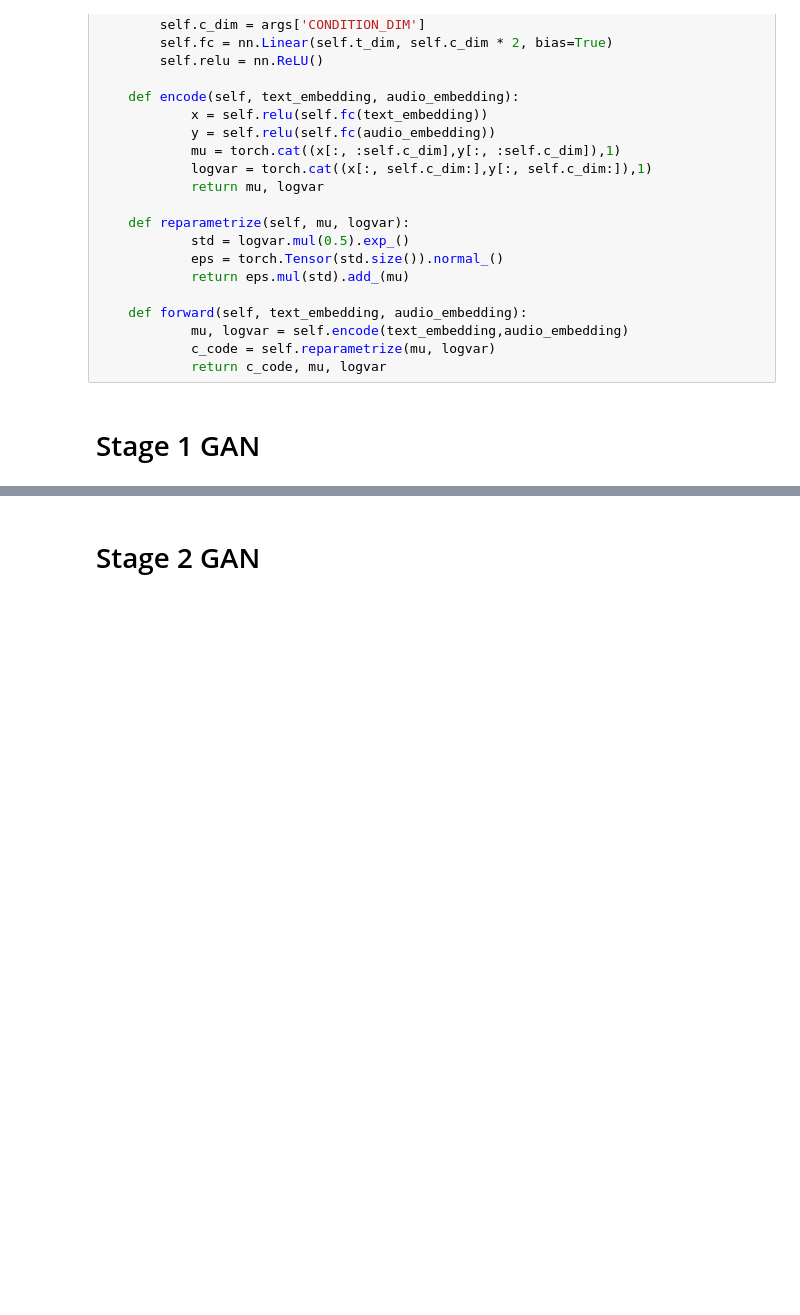
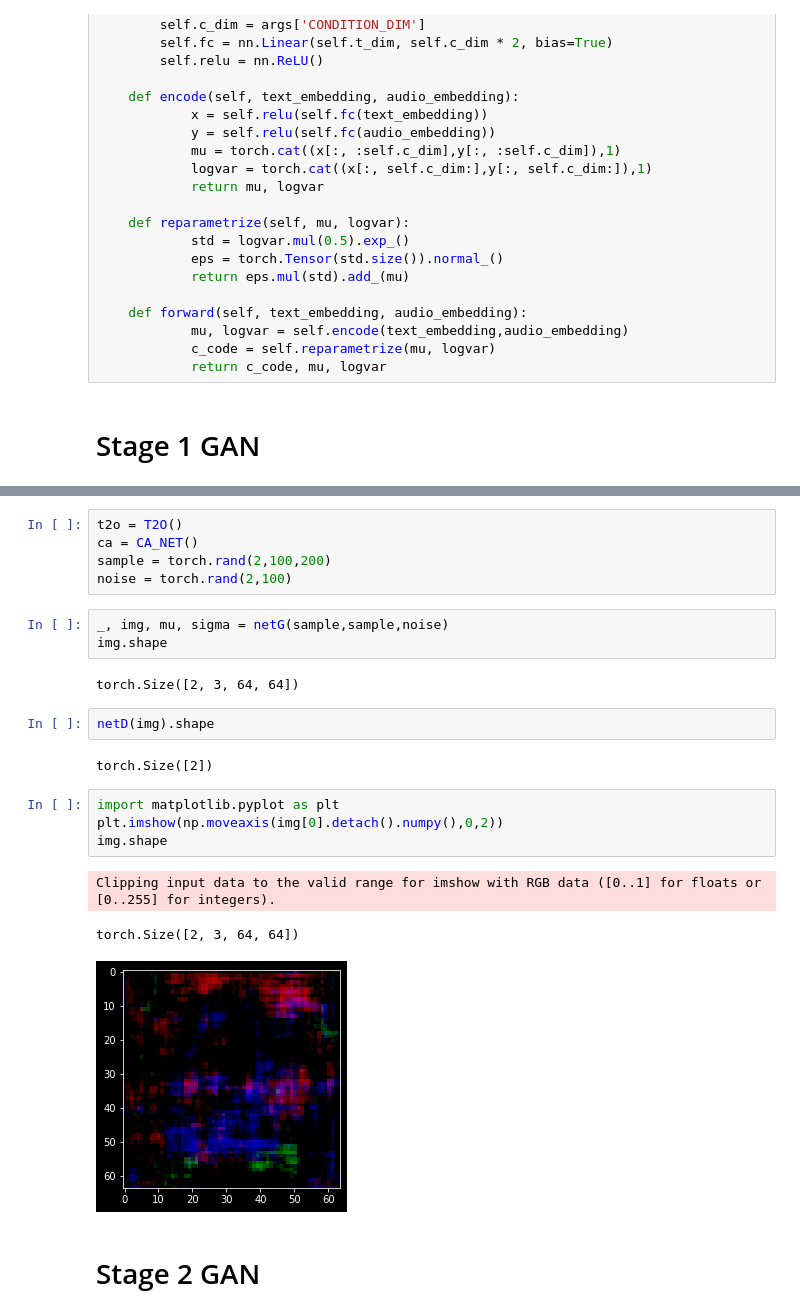
Before and after one commit to himanshu-dutta/RemixArt, a Jupyter notebook: sgan/nb/sgan.ipynb, the cells around one changed output, grey strips where cells are left out. Drawn from its saved outputs; the diff is of its cells as text; blank space fills up the shorter version.

```diff
--- a/sgan/nb/sgan.ipynb
+++ b/sgan/nb/sgan.ipynb
@@ -274,3 +283,25 @@ STAGE1_D(
+# %%
+t2o = T2O()
+ca = CA_NET()
+sample = torch.rand(2,100,200)
+noise = torch.rand(2,100)
+# %%
+_, img, mu, sigma = netG(sample,sample,noise)
+img.shape
+# %% [output]
+torch.Size([2, 3, 64, 64])
+# %%
+netD(img).shape
+# %% [output]
+torch.Size([2])
+# %%
+import matplotlib.pyplot as plt
+plt.imshow(np.moveaxis(img[0].detach().numpy(),0,2))
+img.shape
+# %% [output]
+Clipping input data to the valid range for imshow with RGB data ([0..1] for floats or [0..255] for integers).
+torch.Size([2, 3, 64, 64])
+[figure, added]
 # %% [markdown]
 # Stage 2 GAN
 # %%
```
Also changed, not shown: parts of 25 cells of this notebook, 9 other files.
